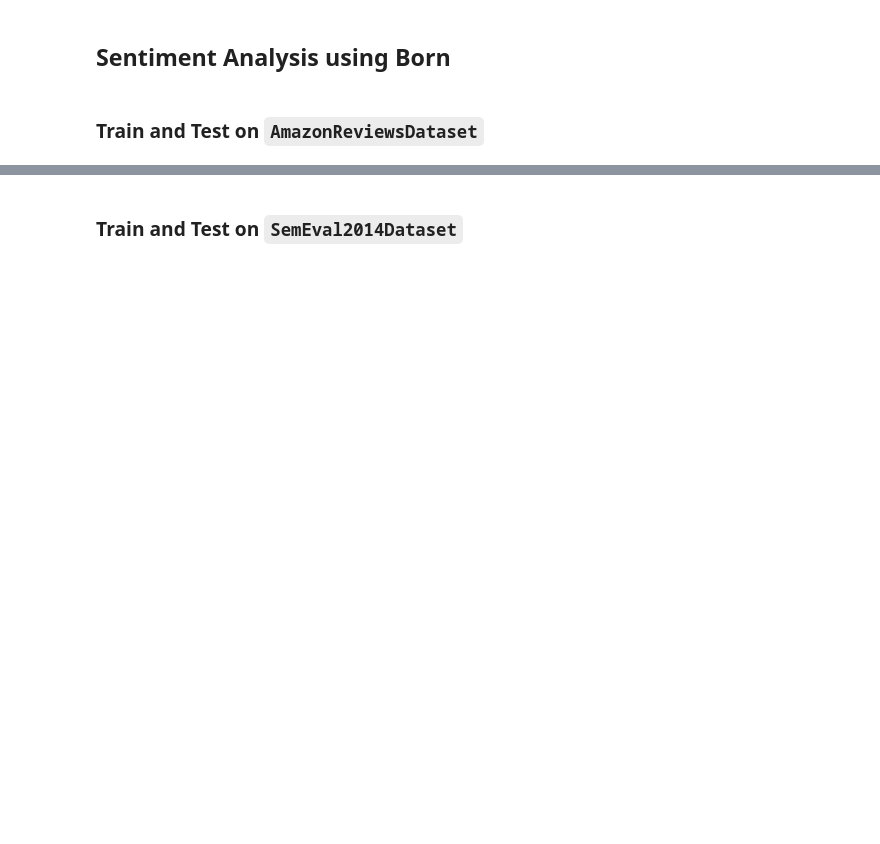
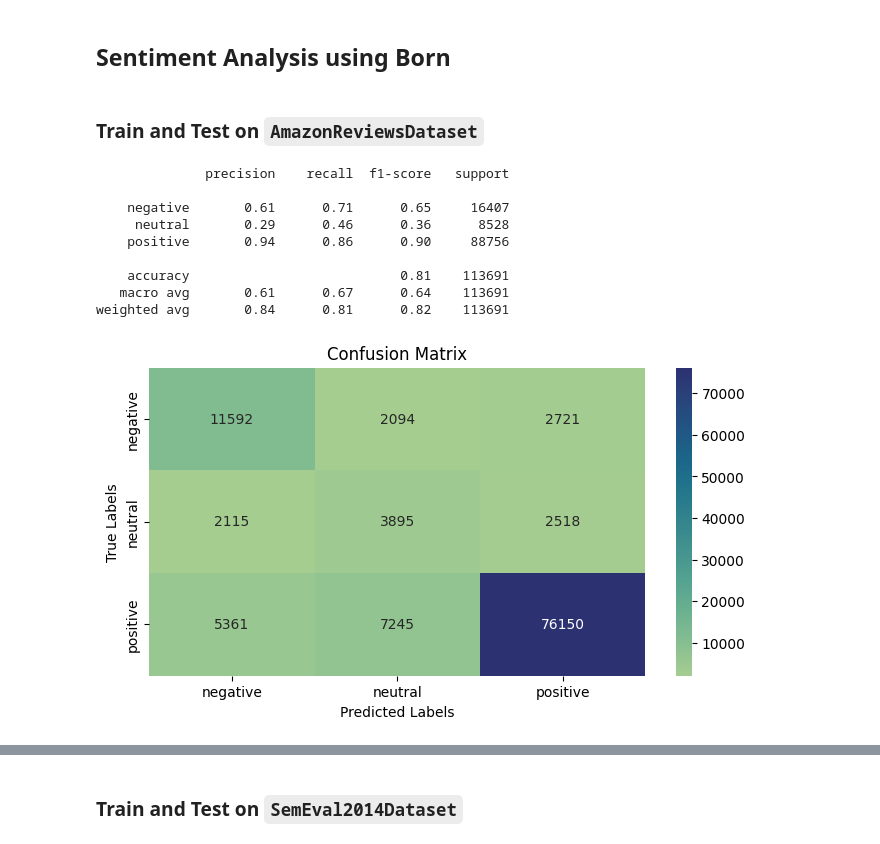
Before and after one commit to tabaraei/aspect-based-sentiment-analysis, a Jupyter notebook: ABSA.ipynb, the cells around one changed output, grey strips where cells are left out. Saved outputs shown, nothing was run; the diff lists cells and outputs as text; code cells hidden in the pictures; blank space fills up the shorter version.

```diff
--- a/ABSA.ipynb
+++ b/ABSA.ipynb
@@ -226,19 +234,30 @@ class SentimentAnalysis:
 # %% [markdown]
 ### Train and Test on `AmazonReviewsDataset`
 # %%
-load_dataset = False
+load_dataset = True
 
 if load_dataset:
     amazon_sentiment_analysis = joblib.load(f'{SAVE_DRIVE_PATH}/amazon_sentiment_analysis.pkl')
 else:
     amazon_sentiment_analysis = SentimentAnalysis(
         train_df=amazon.train_df,
         test_df=amazon.test_df,
         class_labels=amazon.class_labels
     )
     joblib.dump(amazon_sentiment_analysis, f'{SAVE_DRIVE_PATH}/amazon_sentiment_analysis.pkl')
 
 amazon_sentiment_analysis.train_and_test()
 amazon_sentiment_analysis.visualize_confusion_matrix()
+# %% [output]
+              precision    recall  f1-score   support
+
+    negative       0.61      0.71      0.65     16407
+     neutral       0.29      0.46      0.36      8528
+    positive       0.94      0.86      0.90     88756
+
+    accuracy                           0.81    113691
+   macro avg       0.61      0.67      0.64    113691
+weighted avg       0.84      0.81      0.82    113691
+[figure, added]
 # %%
 amazon_sentiment_analysis.analyze_prediction_for_document(document_id=0, train_or_test='test')
```
Also changed, not shown: parts of 16 cells of this notebook.
